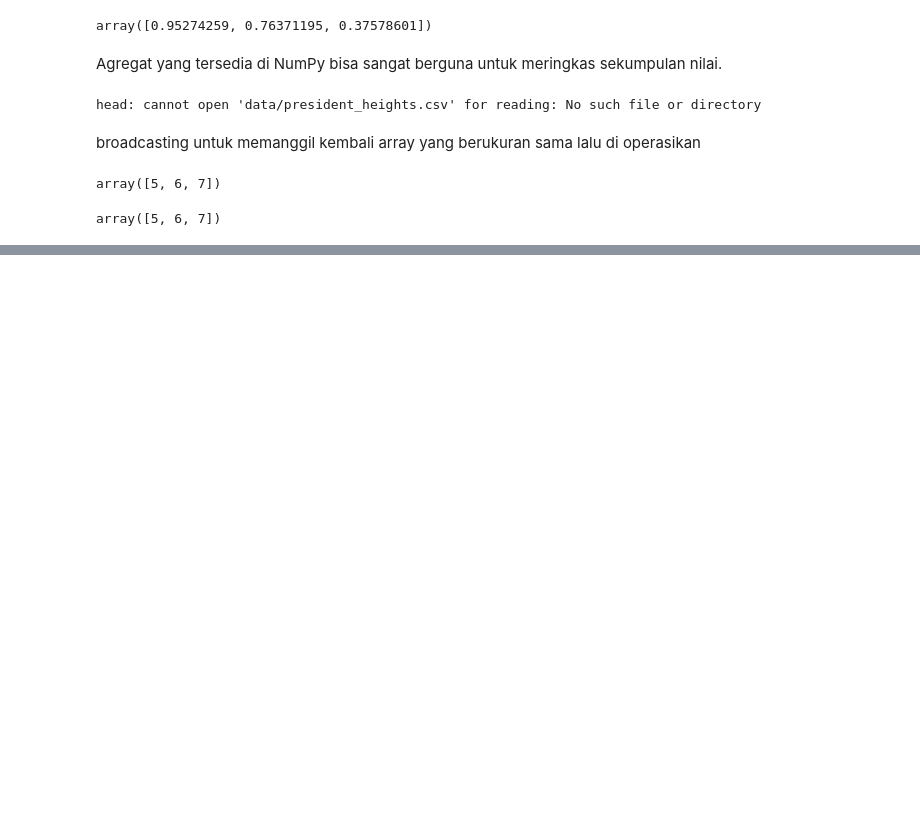
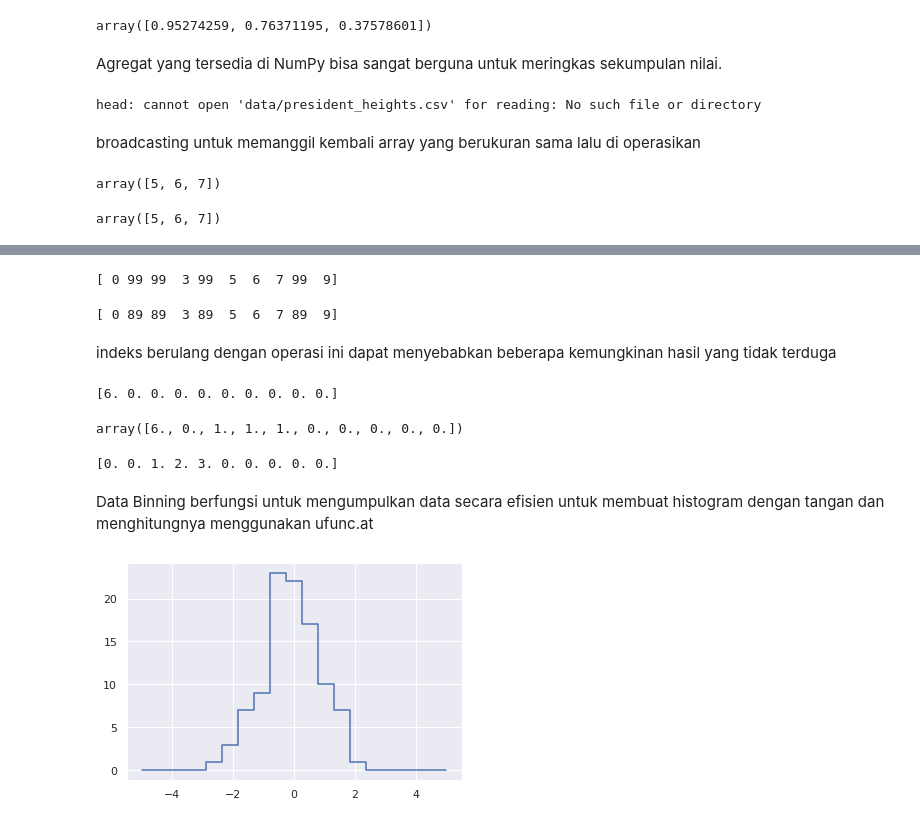
Before and after one commit to hanifaalwi/bigdata, a Jupyter notebook: HanifaAlwi_Tugas2.ipynb, the cells around one changed output, grey strips where cells are left out. Drawn from its saved outputs; the diff is of its cells as text; code cells hidden in the pictures; blank space fills up the shorter version.

```diff
--- a/HanifaAlwi_Tugas2.ipynb
+++ b/HanifaAlwi_Tugas2.ipynb
@@ -801,0 +1194,50 @@ array([5, 6, 7])
+# %%
+x = np.arange(10)
+i = np.array([2, 1, 8, 4])
+x[i] = 99
+print(x)
+# %% [output]
+[ 0 99 99  3 99  5  6  7 99  9]
+# %%
+x[i] -= 10
+print(x)
+# %% [output]
+[ 0 89 89  3 89  5  6  7 89  9]
+# %% [markdown]
+indeks berulang dengan operasi ini dapat menyebabkan beberapa kemungkinan
+hasil yang tidak terduga
+# %%
+x = np.zeros(10)
+x[[0, 0]] = [4, 6]
+print(x)
+# %% [output]
+[6. 0. 0. 0. 0. 0. 0. 0. 0. 0.]
+# %%
+i = [2, 3, 3, 4, 4, 4]
+x[i] += 1
+x
+# %% [output]
+array([6., 0., 1., 1., 1., 0., 0., 0., 0., 0.])
+# %%
+x = np.zeros(10)
+np.add.at(x, i, 1)
+print(x)
+# %% [output]
+[0. 0. 1. 2. 3. 0. 0. 0. 0. 0.]
+# %% [markdown]
+Data Binning berfungsi untuk mengumpulkan data secara efisien untuk membuat histogram dengan tangan dan menghitungnya menggunakan ufunc.at
+# %%
+np.random.seed(42)
+x = np.random.randn(100)
+# menghitung histogram dengan tangan
+bins = np.linspace(-5, 5, 20)
+counts = np.zeros_like(bins)
+# menemukan appropriate bin untuk setiap x
+i = np.searchsorted(bins, x)
+# menambah 1 kesetiap bins
+np.add.at(counts, i, 1)
+# %%
+# hasil plot
+plt.plot(bins, counts, linestyle='steps');
+# %% [output]
+[figure, added]
```
Also changed, not shown: parts of 159 cells of this notebook.
